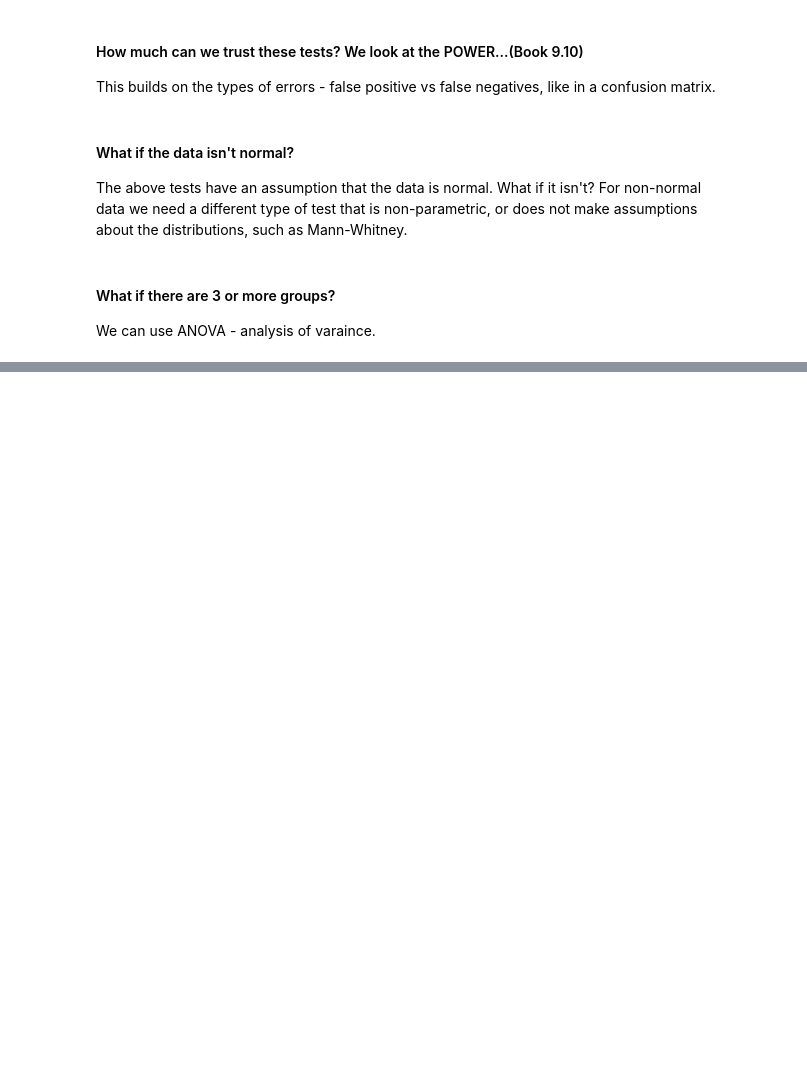
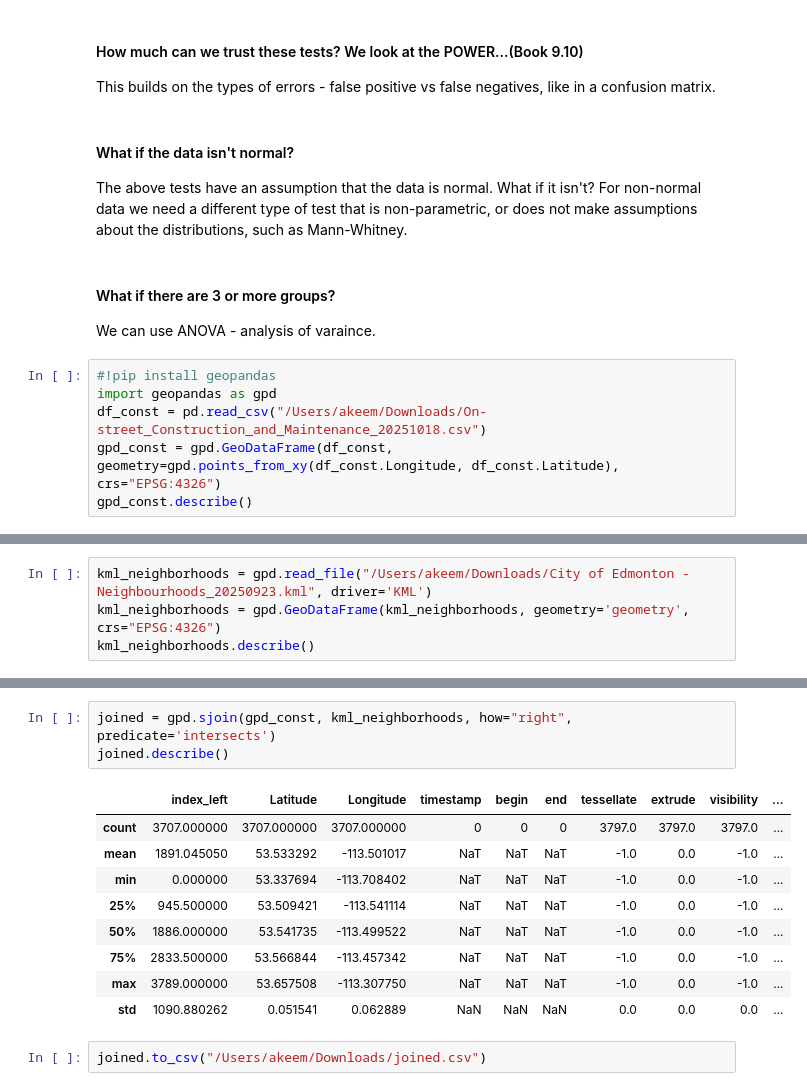
Before and after one commit to AkeemSemperDataScience/Basic_Stats_in_Python_Student_Repository, a Jupyter notebook: 016_Hypothesis_Test_1_sol.ipynb, the cells around one changed output, grey strips where cells are left out. Saved outputs shown, nothing was run; the diff lists cells and outputs as text; blank space fills up the shorter version.

```diff
--- a/016_Hypothesis_Test_1_sol.ipynb
+++ b/016_Hypothesis_Test_1_sol.ipynb
@@ -428,3 +428,9 @@ The above tests have an assumption that the data is normal. What if it isn't? Fo
 #### What if there are 3 or more groups?
 
 We can use ANOVA - analysis of varaince.
+# %%
+#!pip install geopandas
+import geopandas as gpd
+df_const = pd.read_csv("/Users/akeem/Downloads/On-street_Construction_and_Maintenance_20251018.csv")
+gpd_const = gpd.GeoDataFrame(df_const, geometry=gpd.points_from_xy(df_const.Longitude, df_const.Latitude), crs="EPSG:4326")
+gpd_const.describe()
@@ -430,0 +447,4 @@ We can use ANOVA - analysis of varaince.
+# %%
+kml_neighborhoods = gpd.read_file("/Users/akeem/Downloads/City of Edmonton - Neighbourhoods_20250923.kml", driver='KML')
+kml_neighborhoods = gpd.GeoDataFrame(kml_neighborhoods, geometry='geometry', crs="EPSG:4326")
+kml_neighborhoods.describe()
@@ -430,0 +461,15 @@ We can use ANOVA - analysis of varaince.
+# %%
+joined = gpd.sjoin(gpd_const, kml_neighborhoods, how="right", predicate='intersects')
+joined.describe()
+# %% [output]
+|  | index_left | Latitude | Longitude | timestamp | begin | end | tessellate | extrude | visibility | ... |
+| count | 3707.000000 | 3707.000000 | 3707.000000 | 0 | 0 | 0 | 3797.0 | 3797.0 | 3797.0 | ... |
+| mean | 1891.045050 | 53.533292 | -113.501017 | NaT | NaT | NaT | -1.0 | 0.0 | -1.0 | ... |
+| min | 0.000000 | 53.337694 | -113.708402 | NaT | NaT | NaT | -1.0 | 0.0 | -1.0 | ... |
+| 25% | 945.500000 | 53.509421 | -113.541114 | NaT | NaT | NaT | -1.0 | 0.0 | -1.0 | ... |
+| 50% | 1886.000000 | 53.541735 | -113.499522 | NaT | NaT | NaT | -1.0 | 0.0 | -1.0 | ... |
+| 75% | 2833.500000 | 53.566844 | -113.457342 | NaT | NaT | NaT | -1.0 | 0.0 | -1.0 | ... |
+| max | 3789.000000 | 53.657508 | -113.307750 | NaT | NaT | NaT | -1.0 | 0.0 | -1.0 | ... |
+| std | 1090.880262 | 0.051541 | 0.062889 | NaN | NaN | NaN | 0.0 | 0.0 | 0.0 | ... |
+# %%
+joined.to_csv("/Users/akeem/Downloads/joined.csv")
```
Also changed, not shown: parts of 6 cells of this notebook, 7 other files.
